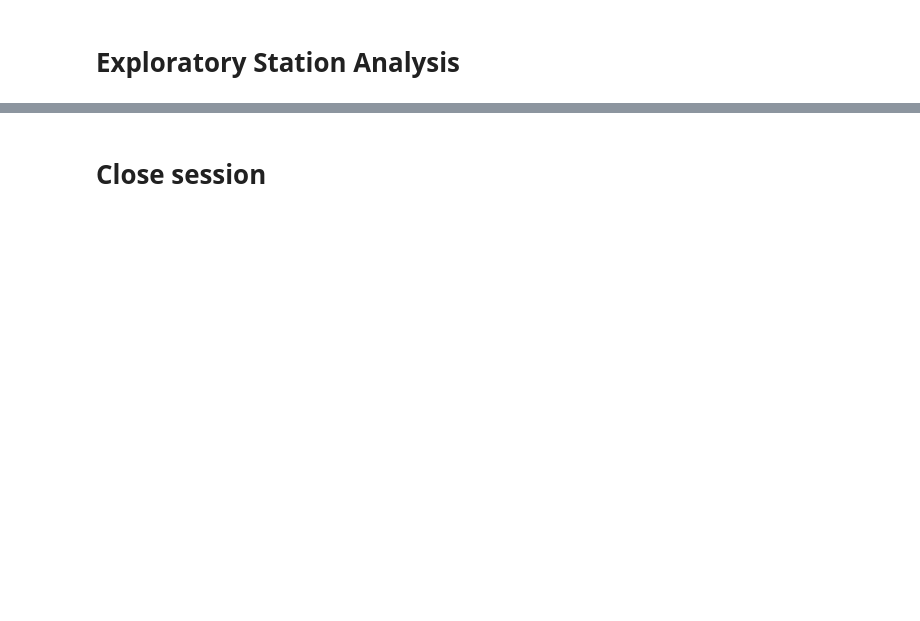
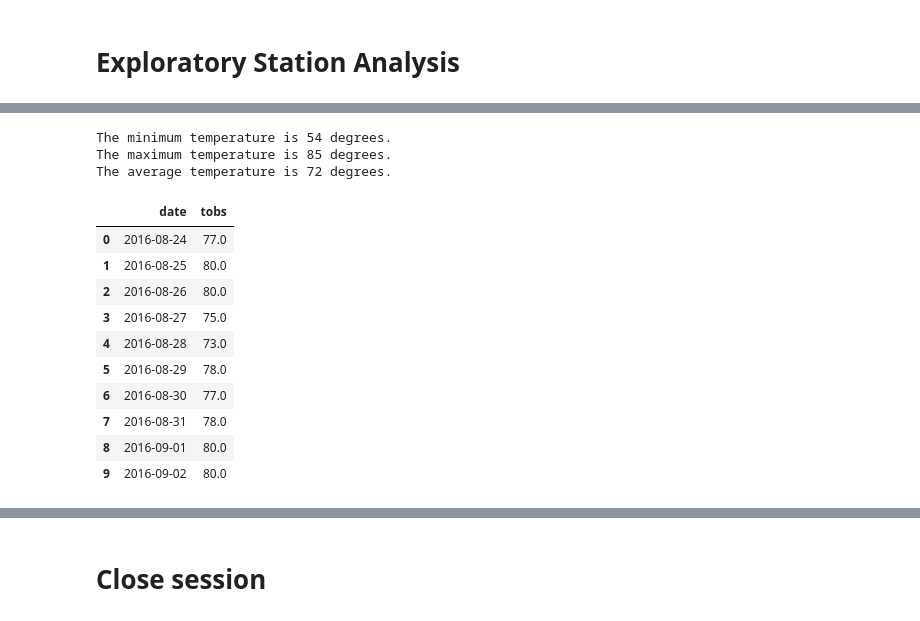
Before and after one commit to sgaetz1/sqlalchemy-challenge, a Jupyter notebook: climate_starter.ipynb, the cells around one changed output, grey strips where cells are left out. Drawn from its saved outputs; the diff is of its cells as text; code cells hidden in the pictures; blank space fills up the shorter version.

```diff
--- a/climate_starter.ipynb
+++ b/climate_starter.ipynb
@@ -78,3 +138,33 @@ plt.show()
+# %%
+# Using the most active station id from the previous query, calculate the lowest, highest, and average temperature.
+min_temp = session.query(func.min(Measurement.tobs)).filter(Measurement.station == 'USC00519281').all()
+max_temp = session.query(func.max(Measurement.tobs)).filter(Measurement.station == 'USC00519281').all()
+avg_temp = session.query(func.avg(Measurement.tobs)).filter(Measurement.station == 'USC00519281').all()
+print(f'The minimum temperature is {round(min_temp[0][0])} degrees.')
+print(f'The maximum temperature is {round(max_temp[0][0])} degrees.')
+print(f'The average temperature is {round(avg_temp[0][0])} degrees.')
+# %% [output]
+The minimum temperature is 54 degrees.
+The maximum temperature is 85 degrees.
+The average temperature is 72 degrees.
 # %%
 # Using the most active station id
 # Query the last 12 months of temperature observation data for this station and plot the results as a histogram
+active_data = session.query(Measurement.date,Measurement.tobs).filter(Measurement.station == 'USC00519281').filter(Measurement.date > year_ago).order_by(Measurement.date).all()
+active_data
+
+active_df = pd.DataFrame(active_data, columns=['date','tobs'])
+active_df = active_df.dropna(how="any")
+active_df.head(10)
+# %% [output]
+|  | date | tobs |
+| 0 | 2016-08-24 | 77.0 |
+| 1 | 2016-08-25 | 80.0 |
+| 2 | 2016-08-26 | 80.0 |
+| 3 | 2016-08-27 | 75.0 |
+| 4 | 2016-08-28 | 73.0 |
+| 5 | 2016-08-29 | 78.0 |
+| 6 | 2016-08-30 | 77.0 |
+| 7 | 2016-08-31 | 78.0 |
+| 8 | 2016-09-01 | 80.0 |
+| 9 | 2016-09-02 | 80.0 |
```
Also changed, not shown: parts of 14 cells of this notebook, 1 other file.
